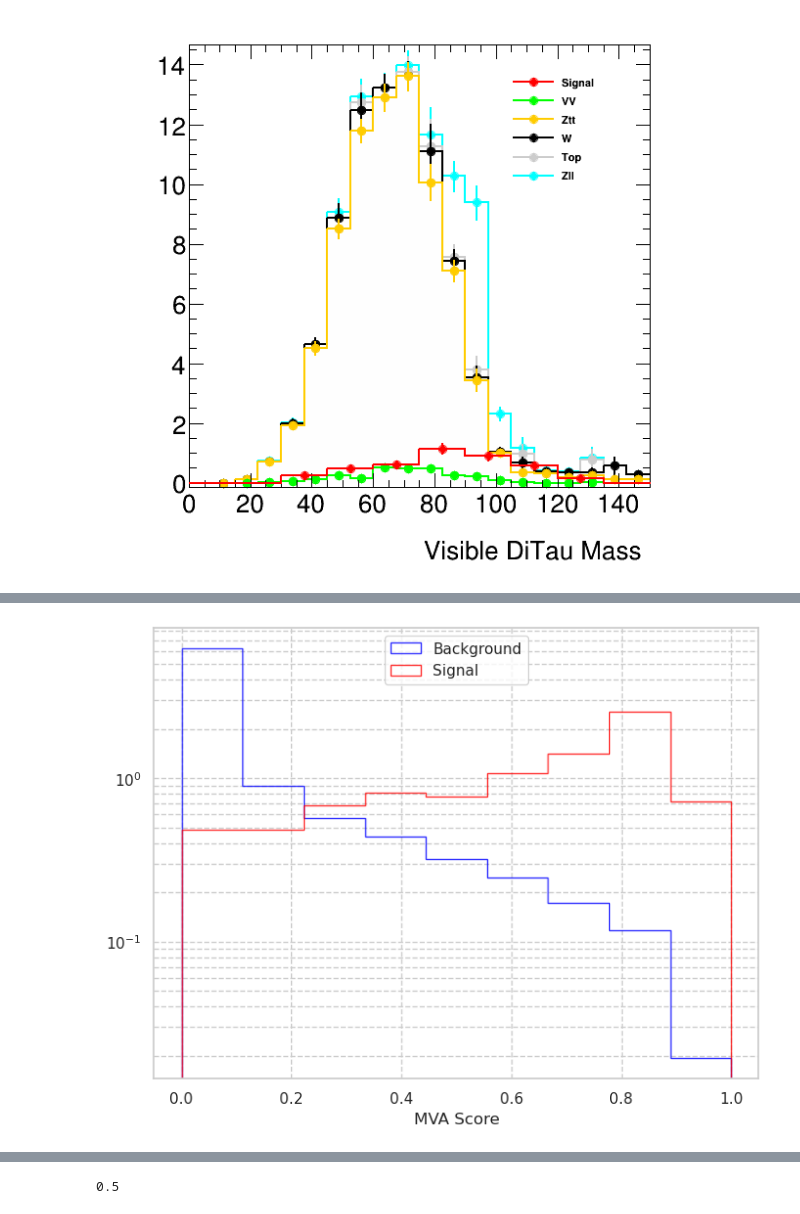
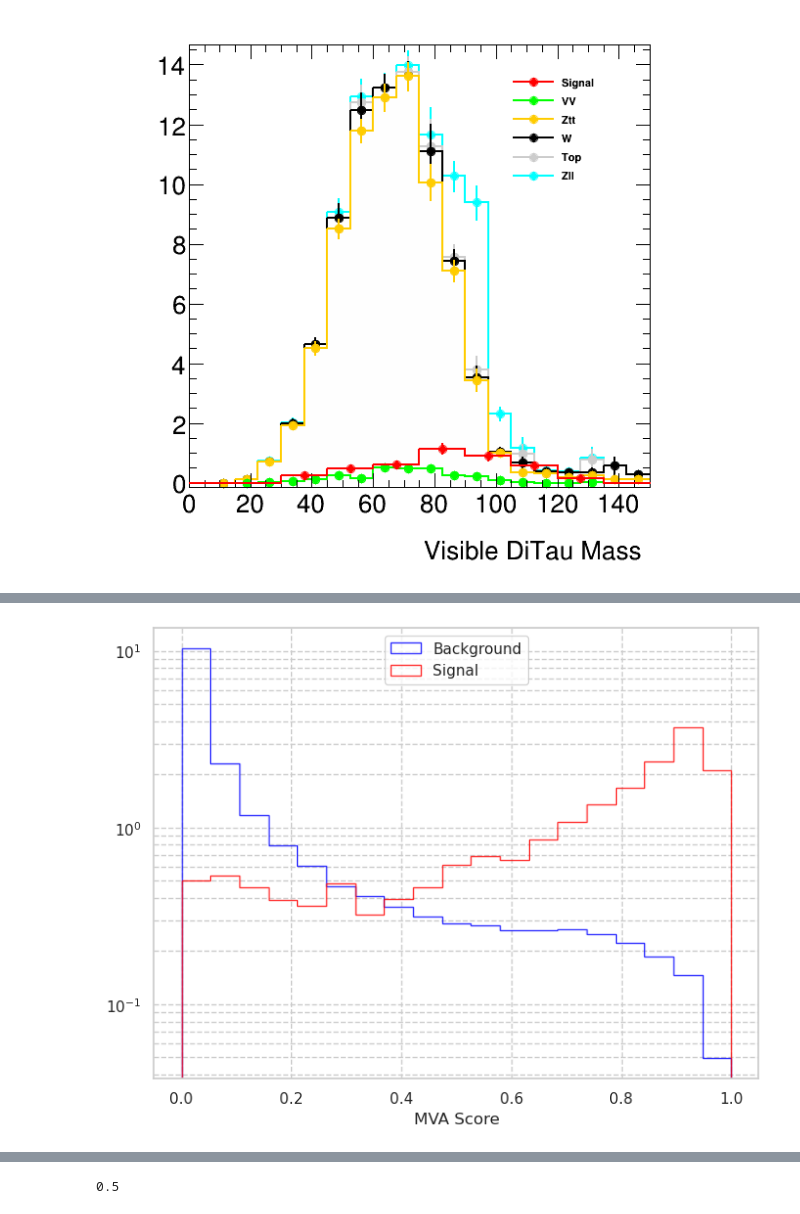
Before and after one commit to alig146/DiTau, a Jupyter notebook: analysis/Ana_v6.ipynb, the cells around one changed output, grey strips where cells are left out. Drawn from its saved outputs; the diff is of its cells as text; code cells hidden in the pictures.

```diff
--- a/analysis/Ana_v6.ipynb
+++ b/analysis/Ana_v6.ipynb
@@ -613,6 +670,6 @@ zll_plot = cut_x1_x2(zll_plot)
 data_plot = Data_Var(data_cut)
 data_plot = cut_x1_x2(data_plot)
 data_s = np.array(data_plot).T
-data_plot = pd.DataFrame(data_s, columns=['subjet_pt', 'leadsubjet_pt', 'subleadsubjet_pt', 'visible_ditau_m', 'met', 'collinear_mass', 'x1', 'x2', 'met_sig', 'met_phi', 'event_number', 'k_t', 'kappa', 'delta_R', 'delta_phi', 'delta_eta', 'combined_weights', 'fake_factor'])
+data_plot = pd.DataFrame(data_s, columns=calc_vars)
 data_plot
 # %% [output]
@@ -1148,11 +1296,12 @@ Series([], Name: fake_factor, dtype: float64)
 # %%
 def split_data(df):
     # Split data based on event number
-    ids = df['event_number'] % 5
+    ids = df['event_number'] % 3
     #append ids to the dataframe
     df['ids'] = ids
     print("All sample Split:", len(df[ids == 0]), len(df[ids == 1]), len(df[ids == 2]), len(df[ids == 3]), len(df[ids == 4]))
     #print how many signal and background events are in each set
     print("Signal Split:", len(df[(df['label'] == 1) & (df['ids'] == 0)]), len(df[(df['label'] == 1) & (df['ids'] == 1)]), len(df[(df['label'] == 1) & (df['ids'] == 2)]), len(df[(df['label'] == 1) & (df['ids'] == 3)]), len(df[(df['label'] == 1) & (df['ids'] == 4)]))
     print("Background Split:", len(df[(df['label'] == 0) & (df['ids'] == 0)]), len(df[(df['label'] == 0) & (df['ids'] == 1)]), len(df[(df['label'] == 0) & (df['ids'] == 2)]), len(df[(df['label'] == 0) & (df['ids'] == 3)]), len(df[(df['label'] == 0) & (df['ids'] == 4)]))
-    return [df[ids == 0], df[ids == 1], df[ids == 2], df[ids == 3], df[ids == 4]]
+    # return [df[ids == 0], df[ids == 1], df[ids == 2], df[ids == 3], df[ids == 4]]
+    return [df[ids == 0], df[ids == 1], df[ids == 2]]
@@ -1159,6 +1323,4 @@ def split_data(df):
 # %%
-#split the data into 5 sets
-df_split = split_data(df)
 # models = []
 signal_scores = []
 background_scores = []
@@ -1173,16 +1335,20 @@ feature_name_mapping = {
     'visible_ditau_m': 'f2',
     'collinear_mass': 'f3',
     'delta_R': 'f4',
+    'label': 'label',
     'met': 'f5',
     'met_sig': 'f6',
-    'label': 'label',
+    'event_number': 'event_number',
+    'fake_factor': 'fake_factor',
+    'combined_weights': 'combined_weights',
     'ids': 'ids',
-    'event_number': 'event_number',
-    'delta_phi': 'f7',
-    'delta_eta': 'f8',
-    'k_t': 'f9',
-    'fake_factor': 'fake_factor',
-    'combined_weights': 'combined_weights'
+    'x1': 'f7',
+    'x2': 'f8',
+    'met_centrality': 'f9',
+    'delta_R_lead': 'f10',
+    'delta_phi': 'f11',
+    'delta_eta': 'f12',
+    'k_t': 'f13'
 }
 
 #map df_split cloumn names
@@ -1195,23 +1361,25 @@ plt.figure(figsize=(8, 6))
 for i in range(len(df_split)):
 
     X_test = df_split[i][bdt_training_var]
+
     y_test = df_split[i]['label']
-    # evnt_w_test = df_split[i]['combined_weights']
+    evnt_w_test = df_split[i]['combined_weights']
     ff_test = df_split[i]['fake_factor']
 
     X_train = pd.concat([df_split[j] for j in range(len(df_split)) if j != i])[bdt_training_var]
     y_train = pd.concat([df_split[j] for j in range(len(df_split)) if j != i])['label']
-    # evnt_w_train = pd.concat([df_split[j] for j in range(len(df_split)) if j != i])['combined_weights']
+    evnt_w_train = pd.concat([df_split[j] for j in range(len(df_split)) if j != i])['combined_weights']
     ff_train = pd.concat([df_split[j] for j in range(len(df_split)) if j != i])['fake_factor']
 
     print("len X_train:", len(X_train))
     print("len X_test:", len(X_test))
 
     scale_pos_weight = len(y_train[y_train == 0]) / len(y_train[y_train == 1])
+    print("signal scaling factor: ", scale_pos_weight)
 
-    print("signal scaling factor: ", scale_pos_weight)
     params = {
-    'learning_rate': 0.3, 'max_depth': 3, 'n_estimators': 50,
+    'learning_rate': 0.065, 'max_depth': 6, 'n_estimators': 250,
+    # 'learning_rate': 0.3, 'max_depth': 4, 'n_estimators': 200,
     'eval_metric': 'logloss',
     'random_state': 2,
     'scale_pos_weight': scale_pos_weight,
@@ -1222,7 +1390,7 @@ for i in range(len(df_split)):
     }
     model = XGBClassifier(**params)
     # Train the model
-    model.fit(X_train, y_train, sample_weight=ff_train)
+    model.fit(X_train, y_train, sample_weight=ff_train*evnt_w_train)
     # models.append(model)
     booster = model.get_booster()
     booster.dump_model('xgboost_k_fold_model_{}.txt'.format(i))
@@ -1236,7 +1404,7 @@ for i in range(len(df_split)):
     signal_weights.extend(ff_test[y_test == 1]*-1/ff_scale)
     bkg_weghts.extend(ff_test[y_test == 0]*-1/ff_scale)
 
-    fpr, tpr, _ = roc_curve(y_test, y_pred_proba[:, 1], sample_weight=ff_test)
+    fpr, tpr, _ = roc_curve(y_test, y_pred_proba[:, 1], sample_weight=ff_test*evnt_w_test)
     roc_auc = auc(fpr, tpr)
     plt.plot(fpr, tpr, lw=1, alpha=0.7, label=f'Fold {i+1} (AUC = {roc_auc:.2f})')
 
@@ -1269,12 +1428,12 @@ signal scaling factor:  39.759801488833745
 # %%
 plt.figure(figsize=(8, 6))
-plt.hist(background_scores, bins=np.linspace(0, 1, 10), alpha=0.8, color='blue', label='Background', histtype='step', density=True)
-plt.hist(signal_scores, bins=np.linspace(0, 1, 10), alpha=0.8, color='red', label='Signal', histtype='step', density=True)
+plt.hist(background_scores, bins=np.linspace(0, 1, 20), alpha=0.8, color='blue', label='Background', histtype='step', density=True)
+plt.hist(signal_scores, bins=np.linspace(0, 1, 20), alpha=0.8, color='red', label='Signal', histtype='step', density=True)
 plt.xlabel('MVA Score')
 plt.yscale('log')
 plt.legend(loc='upper center')
 plt.grid(True, which="both", ls="--")
 plt.show()
 # %% [output]
-[figure, old version]
+[figure, new version]
 # %%
```
Also changed, not shown: parts of 45 cells of this notebook, 21 other files.
